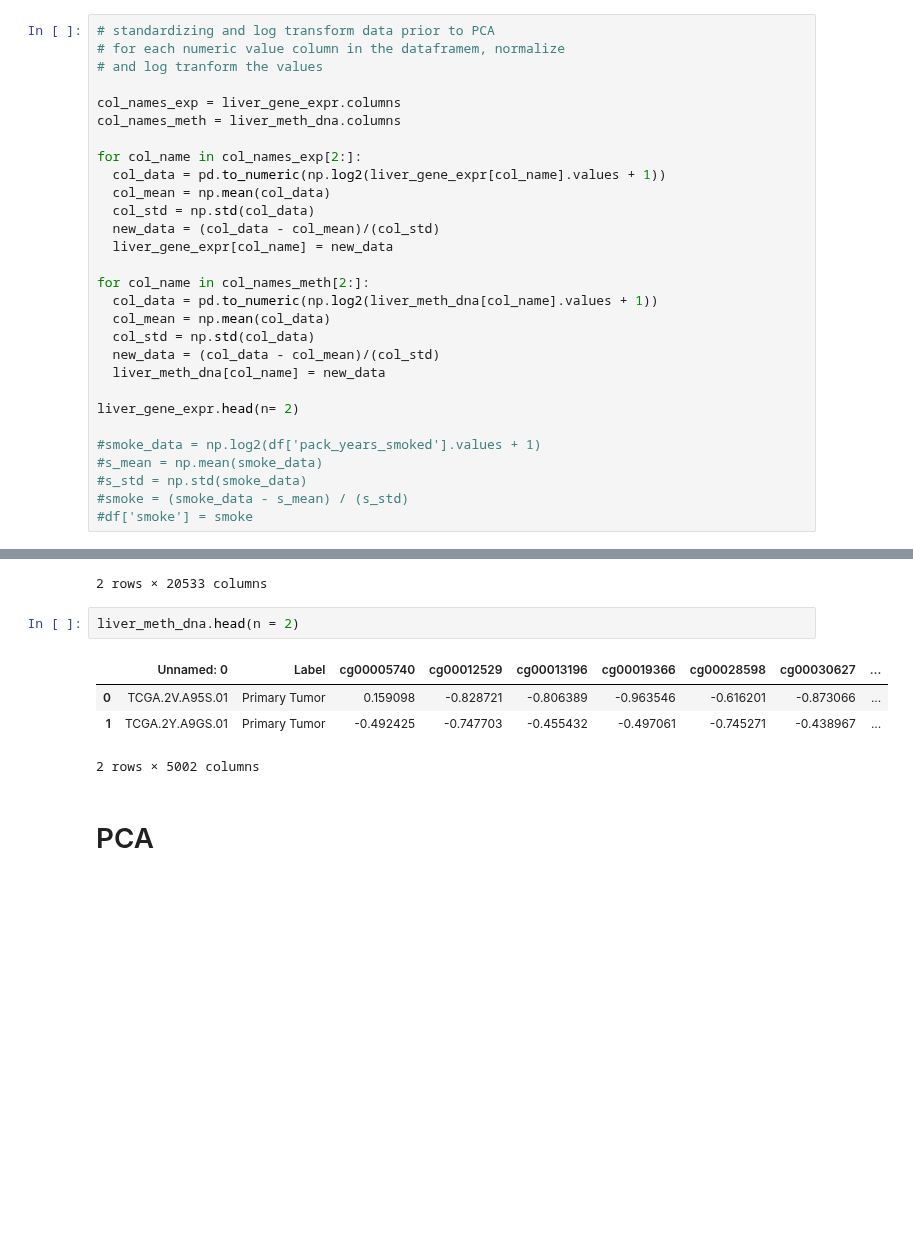
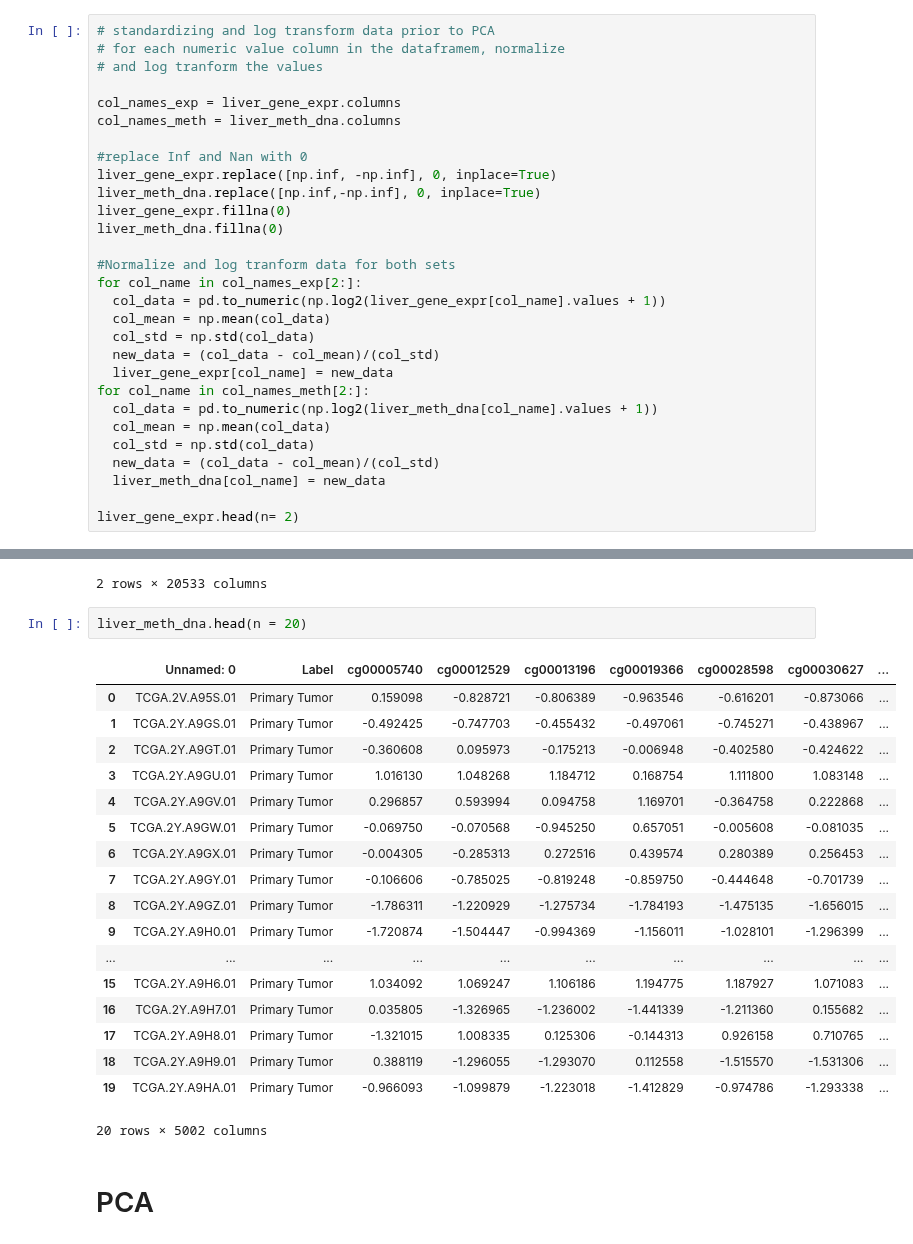
Before and after one commit to blid11/Group9, a Jupyter notebook: Copy_of_G9_PartC.ipynb, the cells around one changed output, grey strips where cells are left out. Cells and saved outputs as stored; diff of their text form; blank space fills up the shorter version.

Commit message:
Stuck on feeding data to PCA

```diff
--- a/Copy_of_G9_PartC.ipynb
+++ b/Copy_of_G9_PartC.ipynb
@@ -102,13 +102,19 @@ After PCA has reduced dimsensionality, we can convert the output values to betwe
 col_names_exp = liver_gene_expr.columns
 col_names_meth = liver_meth_dna.columns
 
+#replace Inf and Nan with 0
+liver_gene_expr.replace([np.inf, -np.inf], 0, inplace=True)
+liver_meth_dna.replace([np.inf,-np.inf], 0, inplace=True)
+liver_gene_expr.fillna(0)
+liver_meth_dna.fillna(0)
+
+#Normalize and log tranform data for both sets
 for col_name in col_names_exp[2:]:
   col_data = pd.to_numeric(np.log2(liver_gene_expr[col_name].values + 1))
   col_mean = np.mean(col_data)
   col_std = np.std(col_data)
   new_data = (col_data - col_mean)/(col_std)
   liver_gene_expr[col_name] = new_data
-
 for col_name in col_names_meth[2:]:
   col_data = pd.to_numeric(np.log2(liver_meth_dna[col_name].values + 1))
   col_mean = np.mean(col_data)
@@ -117,24 +123,32 @@ for col_name in col_names_meth[2:]:
   liver_meth_dna[col_name] = new_data
 
 liver_gene_expr.head(n= 2)
-
-#smoke_data = np.log2(df['pack_years_smoked'].values + 1)
-#s_mean = np.mean(smoke_data)
-#s_std = np.std(smoke_data)
-#smoke = (smoke_data - s_mean) / (s_std)
-#df['smoke'] = smoke
 # %% [output]
 |  | Unnamed: 0 | Label | X..100130426 | X..100133144 | X..100134869 | X..10357 | X..10431 | X..136542 | ... |
 | 0 | TCGA.2V.A95S.01 | Primary Tumor | -0.25593 | -0.476165 | 0.134622 | 0.066483 | -0.283215 | -0.067789 | ... |
 | 1 | TCGA.2Y.A9GS.01 | Primary Tumor | -0.25593 | 2.268472 | -0.189274 | -0.522460 | -1.766629 | -0.067789 | ... |
 2 rows × 20533 columns
 # %%
-liver_meth_dna.head(n = 2)
+liver_meth_dna.head(n = 20)
 # %% [output]
 |  | Unnamed: 0 | Label | cg00005740 | cg00012529 | cg00013196 | cg00019366 | cg00028598 | cg00030627 | ... |
 | 0 | TCGA.2V.A95S.01 | Primary Tumor | 0.159098 | -0.828721 | -0.806389 | -0.963546 | -0.616201 | -0.873066 | ... |
 | 1 | TCGA.2Y.A9GS.01 | Primary Tumor | -0.492425 | -0.747703 | -0.455432 | -0.497061 | -0.745271 | -0.438967 | ... |
+| 2 | TCGA.2Y.A9GT.01 | Primary Tumor | -0.360608 | 0.095973 | -0.175213 | -0.006948 | -0.402580 | -0.424622 | ... |
+| 3 | TCGA.2Y.A9GU.01 | Primary Tumor | 1.016130 | 1.048268 | 1.184712 | 0.168754 | 1.111800 | 1.083148 | ... |
+| 4 | TCGA.2Y.A9GV.01 | Primary Tumor | 0.296857 | 0.593994 | 0.094758 | 1.169701 | -0.364758 | 0.222868 | ... |
+| 5 | TCGA.2Y.A9GW.01 | Primary Tumor | -0.069750 | -0.070568 | -0.945250 | 0.657051 | -0.005608 | -0.081035 | ... |
+| 6 | TCGA.2Y.A9GX.01 | Primary Tumor | -0.004305 | -0.285313 | 0.272516 | 0.439574 | 0.280389 | 0.256453 | ... |
+| 7 | TCGA.2Y.A9GY.01 | Primary Tumor | -0.106606 | -0.785025 | -0.819248 | -0.859750 | -0.444648 | -0.701739 | ... |
+| 8 | TCGA.2Y.A9GZ.01 | Primary Tumor | -1.786311 | -1.220929 | -1.275734 | -1.784193 | -1.475135 | -1.656015 | ... |
+| 9 | TCGA.2Y.A9H0.01 | Primary Tumor | -1.720874 | -1.504447 | -0.994369 | -1.156011 | -1.028101 | -1.296399 | ... |
+| ... | ... | ... | ... | ... | ... | ... | ... | ... | ... |
+| 15 | TCGA.2Y.A9H6.01 | Primary Tumor | 1.034092 | 1.069247 | 1.106186 | 1.194775 | 1.187927 | 1.071083 | ... |
+| 16 | TCGA.2Y.A9H7.01 | Primary Tumor | 0.035805 | -1.326965 | -1.236002 | -1.441339 | -1.211360 | 0.155682 | ... |
+| 17 | TCGA.2Y.A9H8.01 | Primary Tumor | -1.321015 | 1.008335 | 0.125306 | -0.144313 | 0.926158 | 0.710765 | ... |
+| 18 | TCGA.2Y.A9H9.01 | Primary Tumor | 0.388119 | -1.296055 | -1.293070 | 0.112558 | -1.515570 | -1.531306 | ... |
+| 19 | TCGA.2Y.A9HA.01 | Primary Tumor | -0.966093 | -1.099879 | -1.223018 | -1.412829 | -0.974786 | -1.293338 | ... |
-2 rows × 5002 columns
+20 rows × 5002 columns
 # %% [markdown]
 # PCA
 # %% [markdown]
```
Also changed, not shown: parts of 1 cell of this notebook.
